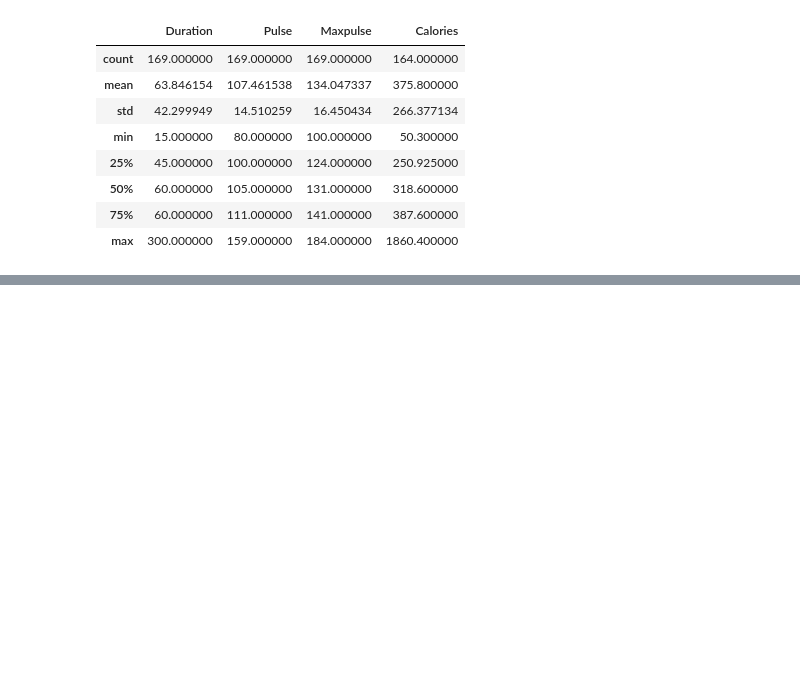
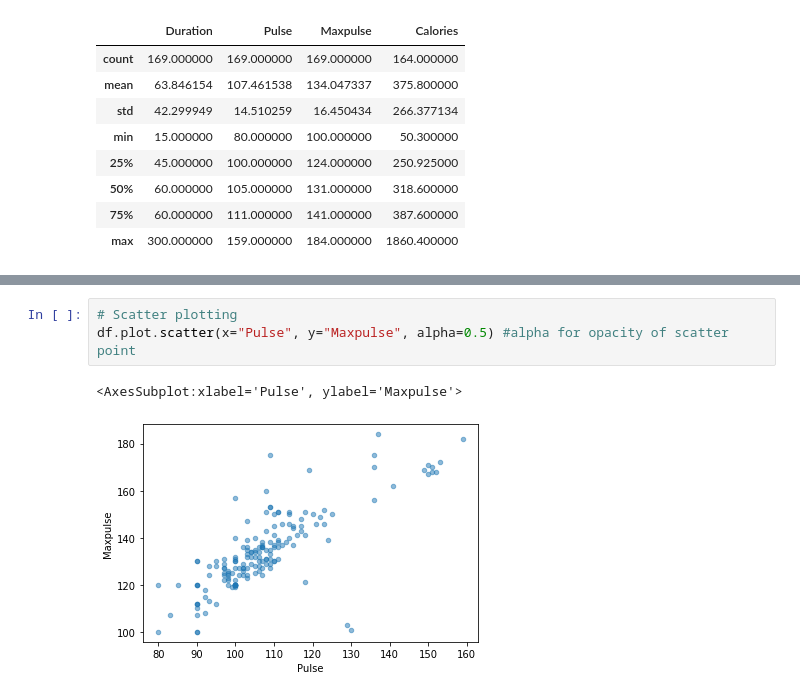
Before and after one commit to nabin0/Machine-Learning, a Jupyter notebook: DS/Pandas_Basics.ipynb, the cells around one changed output, grey strips where cells are left out. Drawn from its saved outputs; the diff is of its cells as text; blank space fills up the shorter version.

```diff
--- a/DS/Pandas_Basics.ipynb
+++ b/DS/Pandas_Basics.ipynb
@@ -168,0 +235,6 @@ df.describe()
+# %%
+# Scatter plotting
+df.plot.scatter(x="Pulse", y="Maxpulse", alpha=0.5) #alpha for opacity of scatter point
+# %% [output]
+<AxesSubplot:xlabel='Pulse', ylabel='Maxpulse'>
+[figure, added]
```
Also changed, not shown: parts of 28 cells of this notebook, 2 other files.
